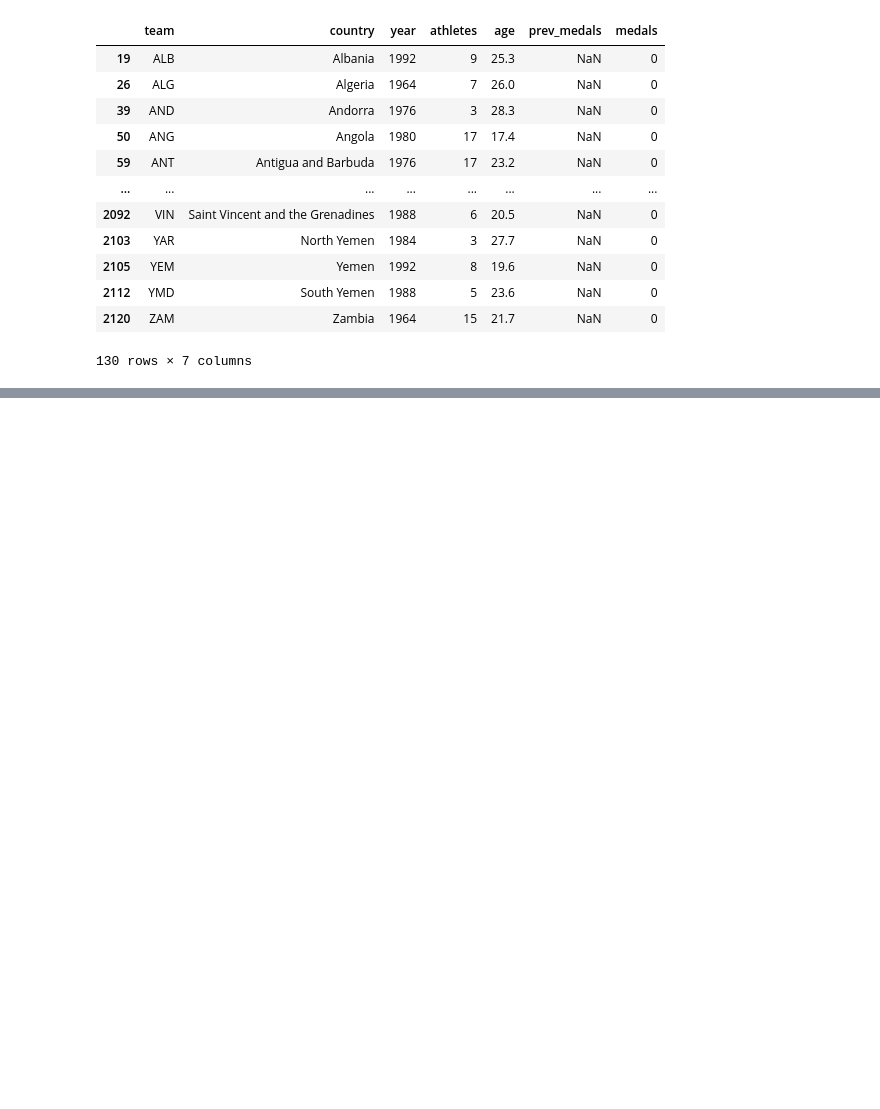
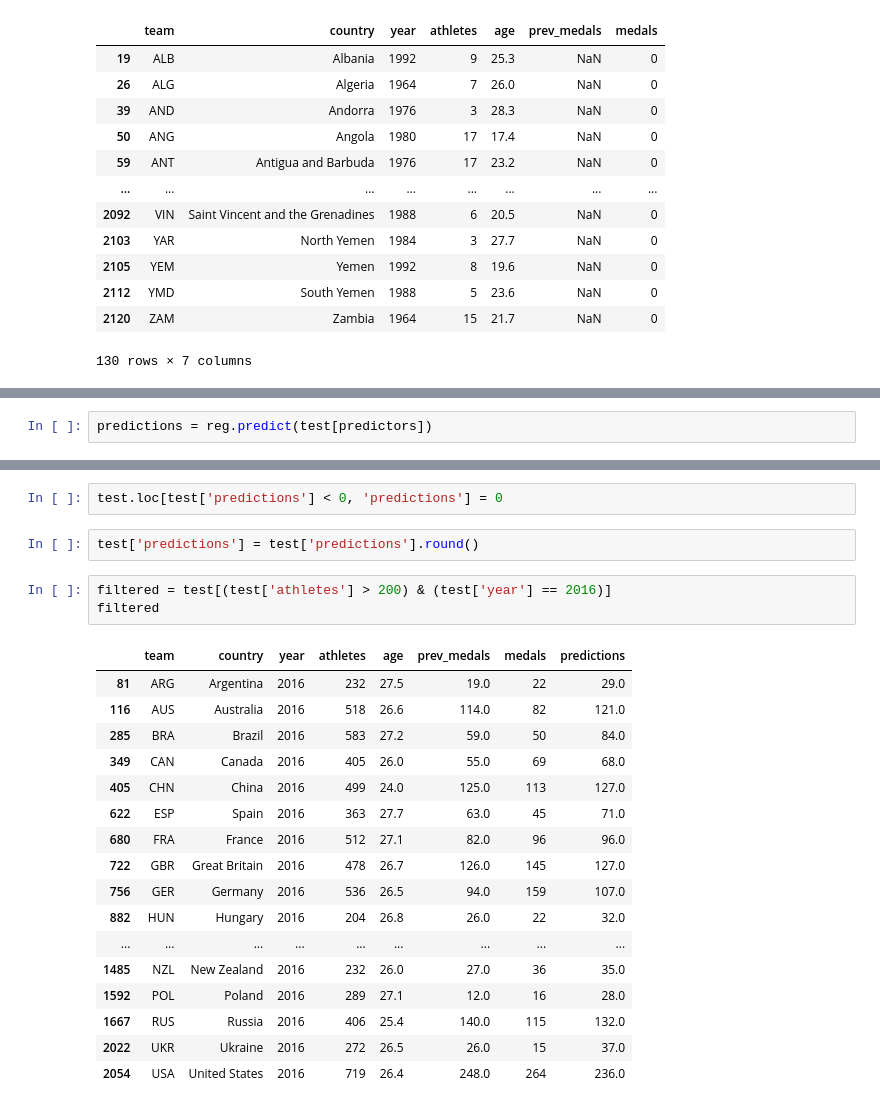
Before and after one commit to collinshen123/Olympics-ML, a Jupyter notebook: olympics.ipynb, the cells around one changed output, grey strips where cells are left out. Saved outputs shown, nothing was run; the diff lists cells and outputs as text; blank space fills up the shorter version.

```diff
--- a/olympics.ipynb
+++ b/olympics.ipynb
@@ -80,0 +120,2 @@ teams[teams.isnull().any(axis=1)]
+# %%
+predictions = reg.predict(test[predictors])
@@ -80,0 +140,25 @@ teams[teams.isnull().any(axis=1)]
+# %%
+test.loc[test['predictions'] < 0, 'predictions'] = 0
+# %%
+test['predictions'] = test['predictions'].round()
+# %%
+filtered = test[(test['athletes'] > 200) & (test['year'] == 2016)]
+filtered
+# %% [output]
+|  | team | country | year | athletes | age | prev_medals | medals | predictions |
+| 81 | ARG | Argentina | 2016 | 232 | 27.5 | 19.0 | 22 | 29.0 |
+| 116 | AUS | Australia | 2016 | 518 | 26.6 | 114.0 | 82 | 121.0 |
+| 285 | BRA | Brazil | 2016 | 583 | 27.2 | 59.0 | 50 | 84.0 |
+| 349 | CAN | Canada | 2016 | 405 | 26.0 | 55.0 | 69 | 68.0 |
+| 405 | CHN | China | 2016 | 499 | 24.0 | 125.0 | 113 | 127.0 |
+| 622 | ESP | Spain | 2016 | 363 | 27.7 | 63.0 | 45 | 71.0 |
+| 680 | FRA | France | 2016 | 512 | 27.1 | 82.0 | 96 | 96.0 |
+| 722 | GBR | Great Britain | 2016 | 478 | 26.7 | 126.0 | 145 | 127.0 |
+| 756 | GER | Germany | 2016 | 536 | 26.5 | 94.0 | 159 | 107.0 |
+| 882 | HUN | Hungary | 2016 | 204 | 26.8 | 26.0 | 22 | 32.0 |
+| ... | ... | ... | ... | ... | ... | ... | ... | ... |
+| 1485 | NZL | New Zealand | 2016 | 232 | 26.0 | 27.0 | 36 | 35.0 |
+| 1592 | POL | Poland | 2016 | 289 | 27.1 | 12.0 | 16 | 28.0 |
+| 1667 | RUS | Russia | 2016 | 406 | 25.4 | 140.0 | 115 | 132.0 |
+| 2022 | UKR | Ukraine | 2016 | 272 | 26.5 | 26.0 | 15 | 37.0 |
+| 2054 | USA | United States | 2016 | 719 | 26.4 | 248.0 | 264 | 236.0 |
```
Also changed, not shown: parts of 28 cells of this notebook, 1 other file.
